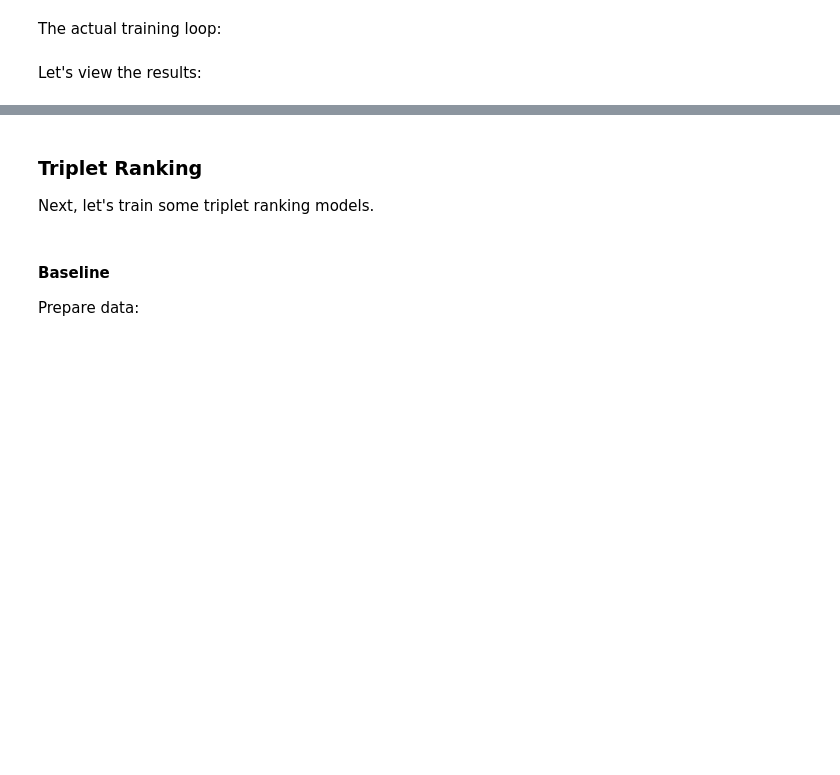
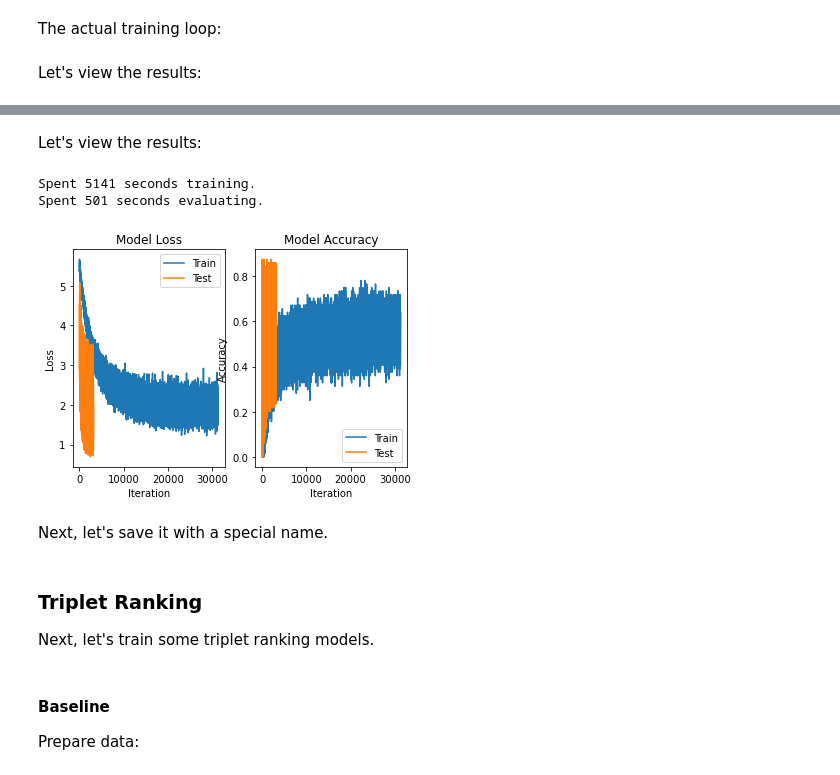
Before and after one commit to g-peery/stability-training, a Jupyter notebook: ResNet.ipynb, the cells around one changed output, grey strips where cells are left out. Cells and saved outputs as stored; diff of their text form; code cells hidden in the pictures; blank space fills up the shorter version.

```diff
--- a/ResNet.ipynb
+++ b/ResNet.ipynb
@@ -202,9 +201,9 @@ class TrainResult:
         """Use matplotlib to show training curves. Supply axis in ax."""
         ax.plot(self.train_loss_history, label="Train")
         ax.plot(self.val_loss_history, label="Test")
-        ax.title(f"Model Loss")
-        ax.xlabel("Iteration")
-        ax.ylabel("Loss")
+        ax.set_title(f"Model Loss")
+        ax.set_xlabel("Iteration")
+        ax.set_ylabel("Loss")
         if show_legend:
             ax.legend()
 
@@ -212,9 +211,9 @@ class TrainResult:
         """Use matplotlib to show training curves. Supply axis in ax."""
         ax.plot(self.train_accuracy_history, label="Train")
         ax.plot(self.val_accuracy_history, label="Test")
-        ax.title(f"Model Accuracy")
-        ax.xlabel("Iteration")
-        ax.ylabel("Accuracy")
+        ax.set_title(f"Model Accuracy")
+        ax.set_xlabel("Iteration")
+        ax.set_ylabel("Accuracy")
         if show_legend:
             ax.legend()
 
@@ -228,7 +227,7 @@ class TrainResult:
         if len(self.train_loss_history) > 0:
             self.plot_loss_train_valid_curves(axs[0])
         if len(self.train_accuracy_history) > 0:
-            self.plot_accuracy_train_valid_curves(ax[1])
+            self.plot_accuracy_train_valid_curves(axs[1])
         if self.time_training > 0.0:
             self.print_time_info()
 
@@ -909,0 +920,2 @@ TODO
+# %%
+stable_resnet = RobustResnet().to(device)
@@ -909,0 +970,2 @@ TODO
+# %%
+s_resnet_result = TrainResult(stable_resnet)
@@ -909,0 +1067,11 @@ TODO
+# %% [markdown]
+Let's view the results:
+# %%
+fig, axs = plt.subplots(1, 2)
+s_resnet_result.full_analysis(axs)
+# %% [output]
+Spent 5141 seconds training.
+Spent 501 seconds evaluating.
+[figure, added]
+# %% [markdown]
+Next, let's save it with a special name.
```
Also changed, not shown: parts of 34 cells of this notebook, 4 other files.
